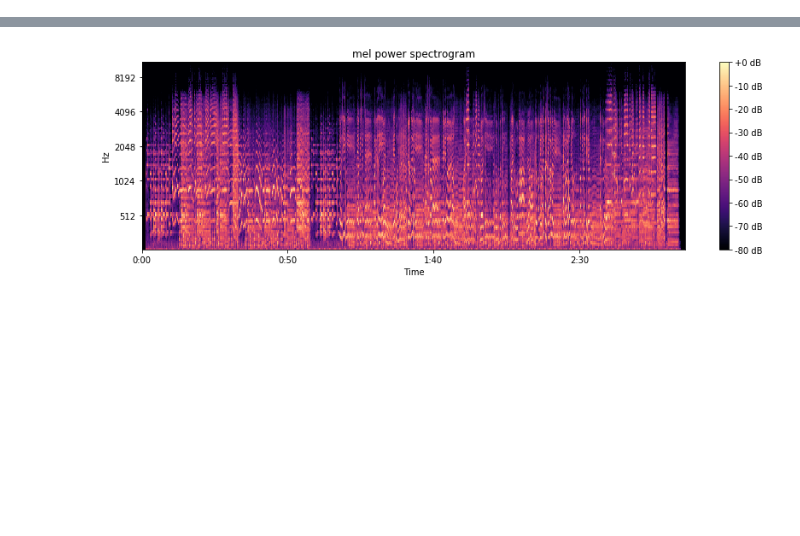
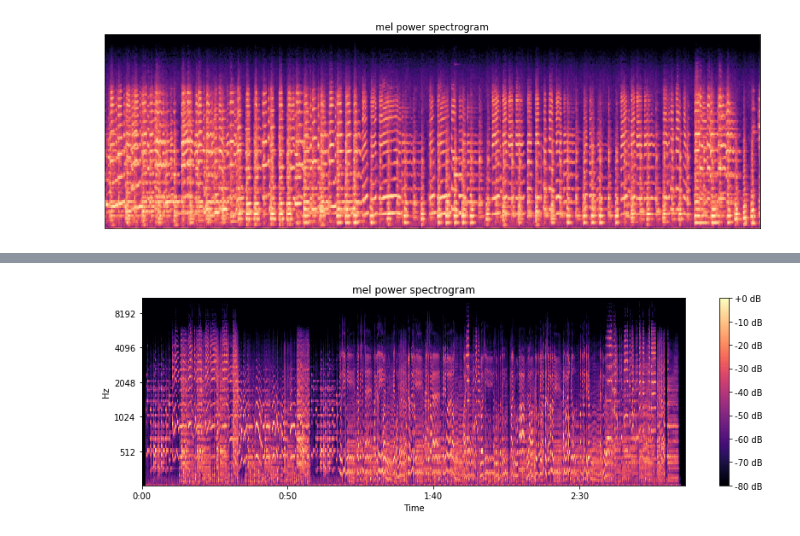
Before and after one commit to lazell/jazz_music, a Jupyter notebook: Extract_Audio_Features.ipynb, the cells around one changed output, grey strips where cells are left out. Saved outputs shown, nothing was run; the diff lists cells and outputs as text; code cells hidden in the pictures; blank space fills up the shorter version.

```diff
--- a/Extract_Audio_Features.ipynb
+++ b/Extract_Audio_Features.ipynb
@@ -13,23 +15,27 @@ audio_path3 = '/Users/katielazell-fairman/documents/music/Si Tu Vois Ma Mère -
 y, sr = librosa.load(audio_path3)
 # %%
 # Let's make and display a mel-scaled power (energy-squared) spectrogram
+
+y, sr = librosa.load('/Users/katielazell-fairman/Downloads/CA499759-01.mp3')
 S = librosa.feature.melspectrogram(y, sr=sr, n_mels=128)
 
 # Convert to log scale (dB). We'll use the peak power (max) as reference.
 log_S = librosa.power_to_db(S, ref=np.max)
 
 # Make a new figure
 plt.figure(figsize=(12,4))
 
 # Display the spectrogram on a mel scale
 # sample rate and hop length parameters are used to render the time axis
-librosa.display.specshow(log_S, sr=sr, x_axis='time', y_axis='mel')
+librosa.display.specshow(log_S) #sr=sr, x_axis='time', y_axis='mel')
 
 # Put a descriptive title on the plot
 plt.title('mel power spectrogram')
 
 # draw a color bar
-plt.colorbar(format='%+02.0f dB')
+#plt.colorbar(format='%+02.0f dB')
 
 # Make the figure layout compact
 plt.tight_layout()
+# %% [output]
+[figure, added]
```
Also changed, not shown: parts of 17 cells of this notebook, 1 other file.
